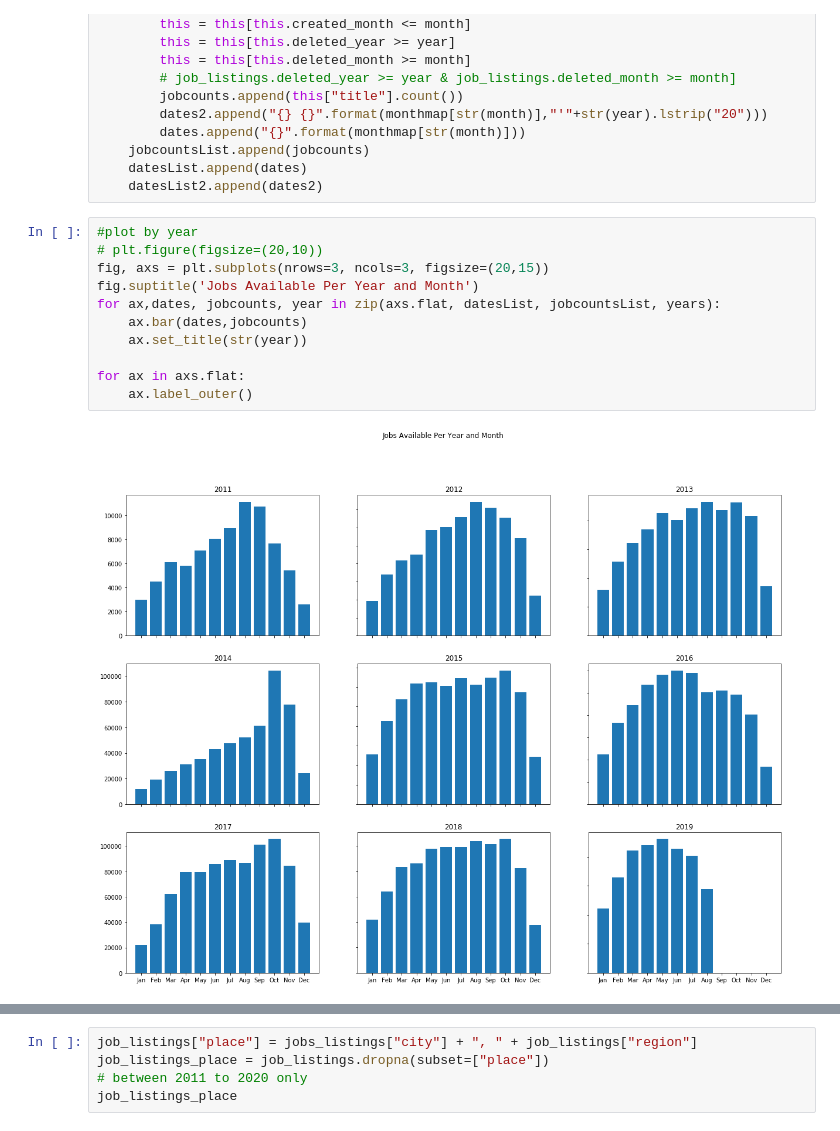
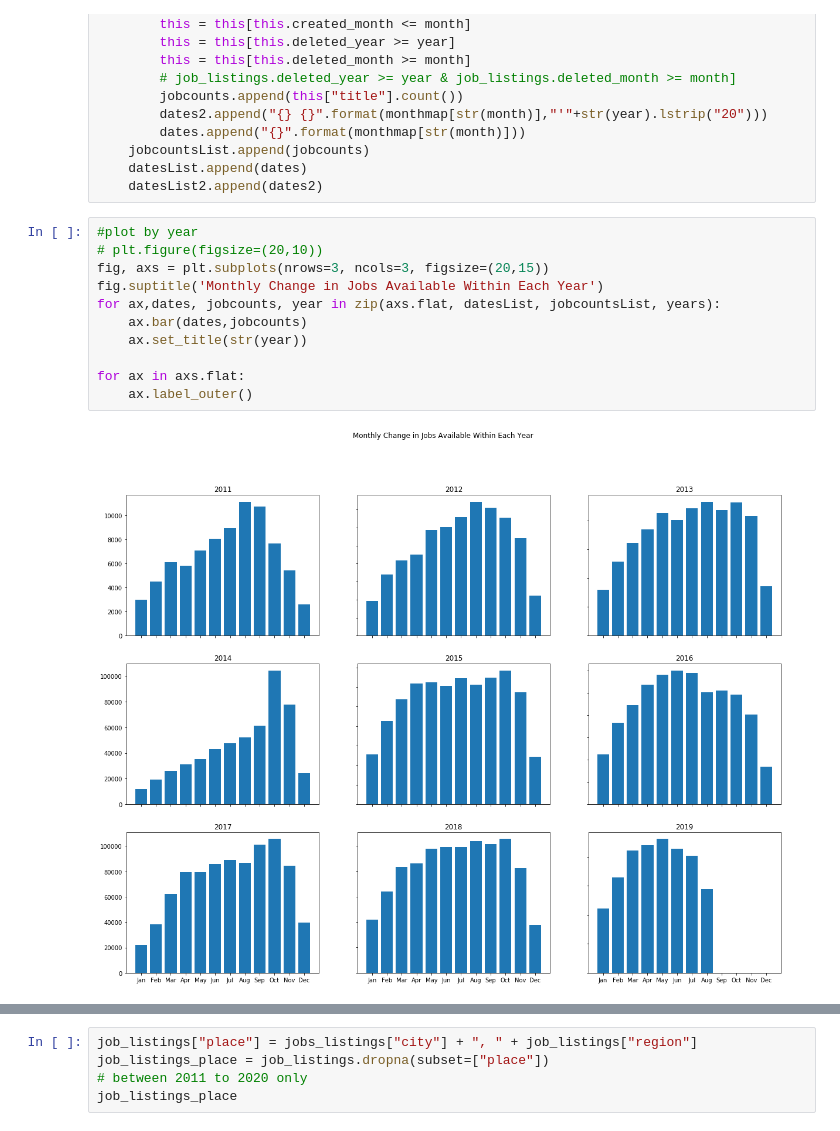
Before and after one commit to Khumo94/citadel-datathon-2019, a Jupyter notebook: load-dataset-1.ipynb, the cells around one changed output, grey strips where cells are left out. Saved outputs shown, nothing was run; the diff lists cells and outputs as text.

Commit message:
update images

```diff
--- a/load-dataset-1.ipynb
+++ b/load-dataset-1.ipynb
@@ -48,16 +48,16 @@ for year in range (2011, 2020, 1):
 # %%
 #plot by year
 # plt.figure(figsize=(20,10))
 fig, axs = plt.subplots(nrows=3, ncols=3, figsize=(20,15))
-fig.suptitle('Jobs Available Per Year and Month')
+fig.suptitle('Monthly Change in Jobs Available Within Each Year')
 for ax,dates, jobcounts, year in zip(axs.flat, datesList, jobcountsList, years):
     ax.bar(dates,jobcounts)
     ax.set_title(str(year))
 
 for ax in axs.flat:
     ax.label_outer()
 # %% [output]
-[figure, old version]
+[figure, new version]
 # %%
 #plot by month
 # plt.figure(figsize=(20,10))
```
Also changed, not shown: parts of 3 cells of this notebook, 3 other files.
